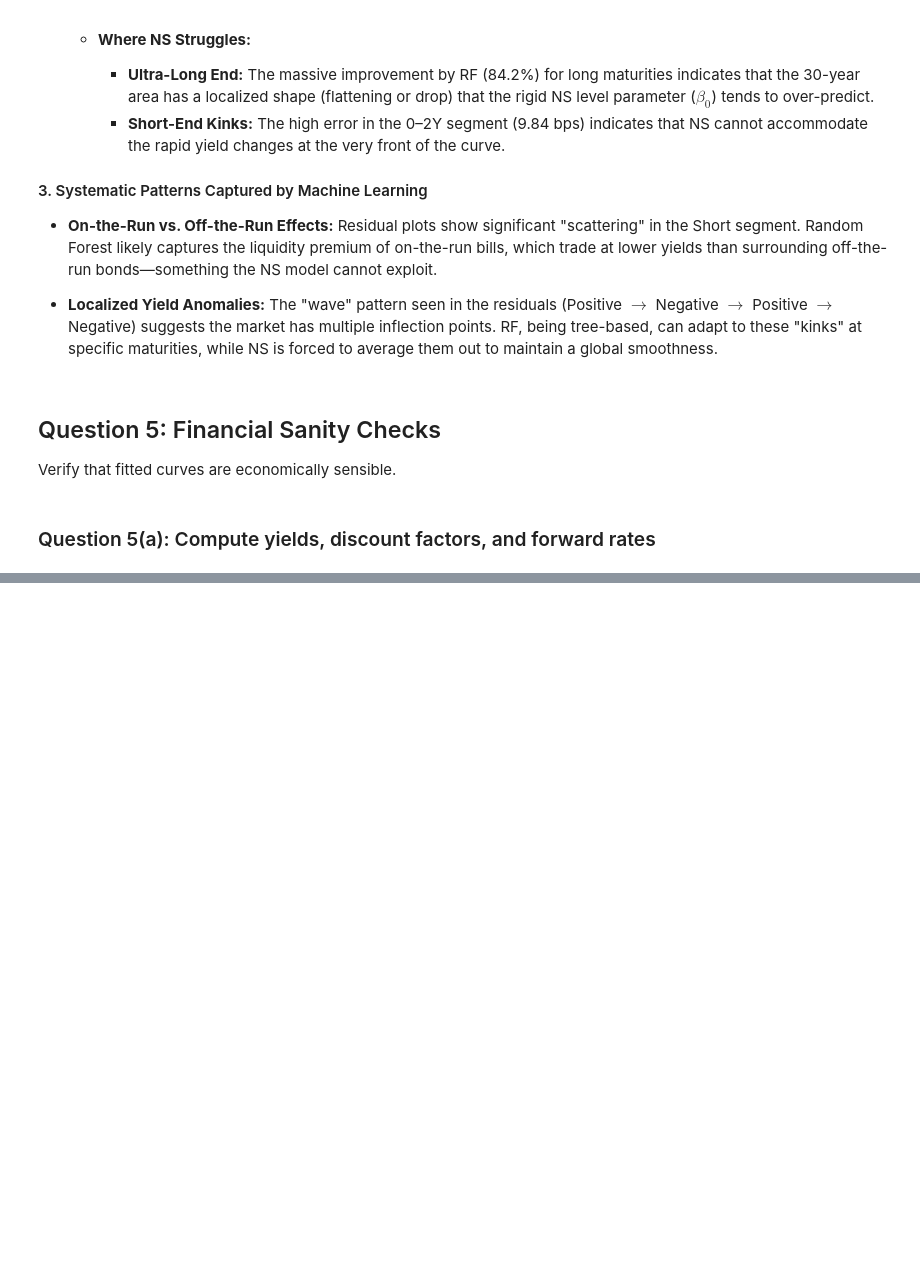
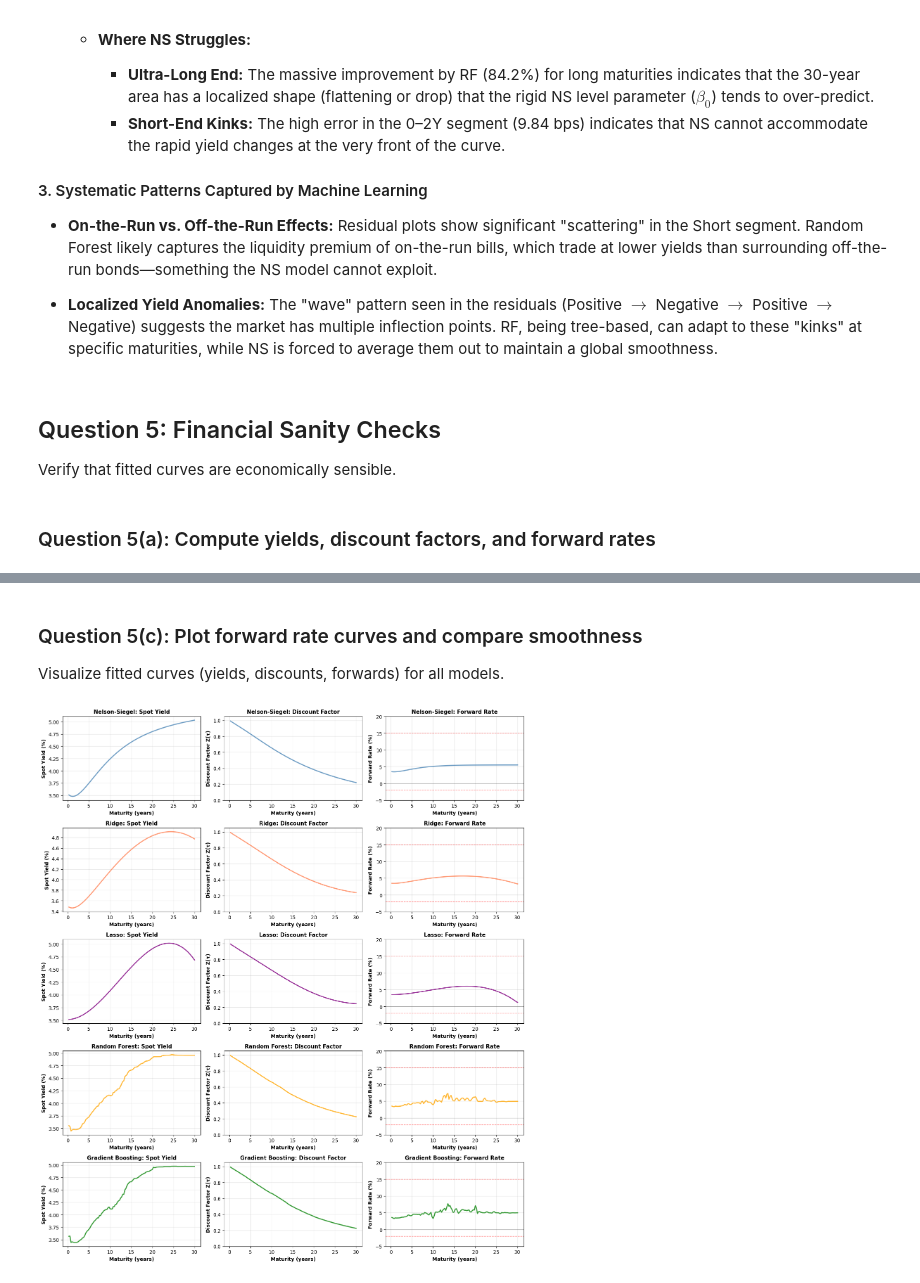
Before and after one commit to AdithSrinivasan/treasury-curve-models, a Jupyter notebook: fitting_yield_curves.ipynb, the cells around one changed output, grey strips where cells are left out. Cells and saved outputs as stored; diff of their text form; code cells hidden in the pictures; blank space fills up the shorter version.

```diff
--- a/fitting_yield_curves.ipynb
+++ b/fitting_yield_curves.ipynb
@@ -2135,0 +2473,50 @@ Verify that fitted curves are economically sensible.
+# %% [markdown]
+### Question 5(c): Plot forward rate curves and compare smoothness
+Visualize fitted curves (yields, discounts, forwards) for all models.
+# %%
+fig, axes = plt.subplots(5, 3, figsize=(14, 16))
+
+# Each tuple: (model name, check results dict, color)
+methods_to_plot = [
+    ("Nelson-Siegel", ns_checks, "steelblue"),
+    ("Ridge", ridge_checks, "coral"),
+    ("Lasso", lasso_checks, "purple"),
+    ("Random Forest", rf_checks, "orange"),
+    ("Gradient Boosting", gb_checks, "green"),
+]
+
+# Column 0: spot yield, Column 1: discount factor, Column 2: forward rate
+for row, (name, checks, color) in enumerate(methods_to_plot):
+    # Col 0: fitted yield curve
+    ax = axes[row, 0]
+    ax.plot(checks["tau"], checks["r"] * 100, linewidth=2, color=color, alpha=0.8)
+    ax.set_xlabel("Maturity (years)", fontsize=10, fontweight="bold")
+    ax.set_ylabel("Spot Yield (%)", fontsize=10, fontweight="bold")
+    ax.set_title(f"{name}: Spot Yield", fontsize=11, fontweight="bold")
+    ax.grid(True, alpha=0.3)
+
+    # Col 1: discount factor curve
+    ax = axes[row, 1]
+    ax.plot(checks["tau"], checks["Z"], linewidth=2, color=color, alpha=0.8)
+    ax.set_xlabel("Maturity (years)", fontsize=10, fontweight="bold")
+    ax.set_ylabel("Discount Factor Z(τ)", fontsize=10, fontweight="bold")
+    ax.set_title(f"{name}: Discount Factor", fontsize=11, fontweight="bold")
+    ax.grid(True, alpha=0.3)
+    ax.set_ylim([0, 1.05])
+
+    # Col 2: forward rate curve
+    ax = axes[row, 2]
+    ax.plot(checks["tau"], checks["f"] * 100, linewidth=2, color=color, alpha=0.8)
+    ax.axhline(-2, color="red", linestyle="--", linewidth=1, alpha=0.5)
+    ax.axhline(15, color="red", linestyle="--", linewidth=1, alpha=0.5)
+    ax.axhline(0, color="black", linestyle="-", linewidth=0.8, alpha=0.3)
+    ax.set_xlabel("Maturity (years)", fontsize=10, fontweight="bold")
+    ax.set_ylabel("Forward Rate (%)", fontsize=10, fontweight="bold")
+    ax.set_title(f"{name}: Forward Rate", fontsize=11, fontweight="bold")
+    ax.grid(True, alpha=0.3)
+    ax.set_ylim([-5, 20])
+
+plt.tight_layout()
+plt.show()
+# %% [output]
+[figure, added]
```
Also changed, not shown: parts of 11 cells of this notebook.
